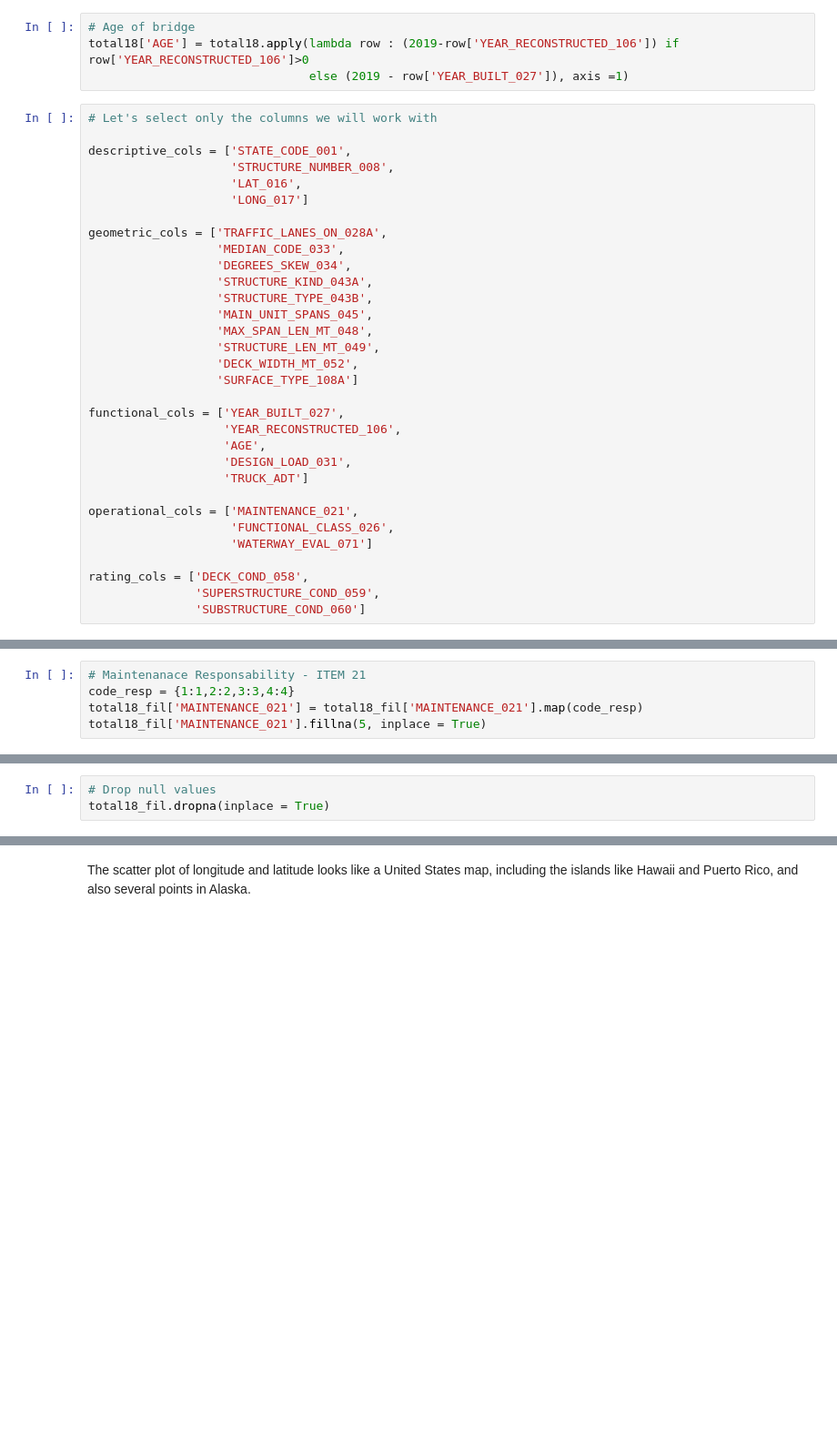
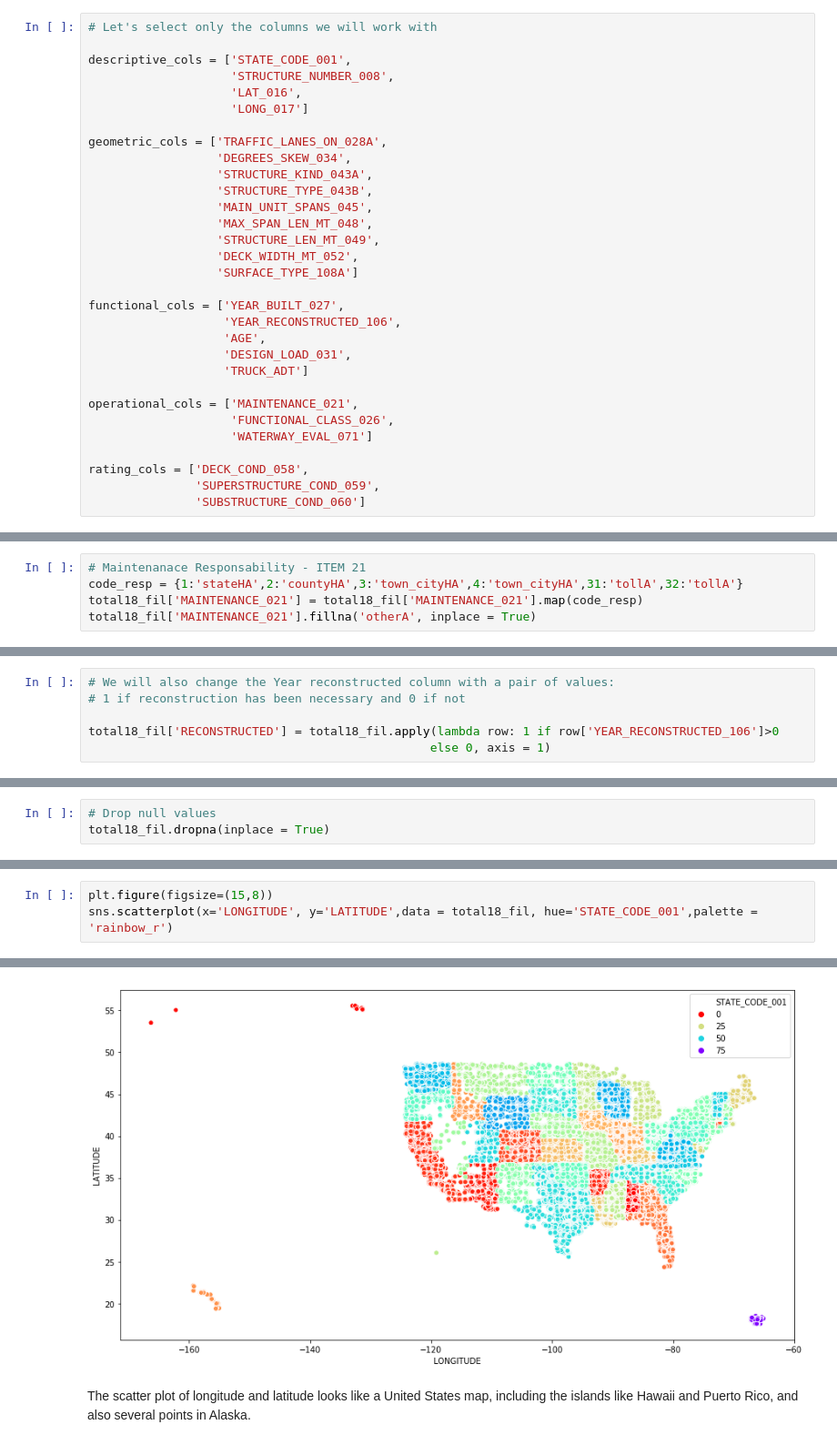
Before and after one commit to VegaLaguna/TFM-Bridge-deterioration, a Jupyter notebook: 01-Analysis_ALL18.ipynb, the cells around one changed output, grey strips where cells are left out. Shown: that part at 91% size. Saved outputs shown, nothing was run; the diff lists cells and outputs as text; blank space fills up the shorter version.

```diff
--- a/01-Analysis_ALL18.ipynb
+++ b/01-Analysis_ALL18.ipynb
@@ -142,7 +152,3 @@ Name: YEAR_RECONSTRUCTED_106, dtype: int64
-# %%
-# Age of bridge
-total18['AGE'] = total18.apply(lambda row : (2019-row['YEAR_RECONSTRUCTED_106']) if row['YEAR_RECONSTRUCTED_106']>0
-                               else (2019 - row['YEAR_BUILT_027']), axis =1)
 # %%
 # Let's select only the columns we will work with
 
@@ -152,7 +158,6 @@ descriptive_cols = ['STATE_CODE_001',
                     'LONG_017']
 
 geometric_cols = ['TRAFFIC_LANES_ON_028A',
-                  'MEDIAN_CODE_033',
                   'DEGREES_SKEW_034',
                   'STRUCTURE_KIND_043A',
                   'STRUCTURE_TYPE_043B',
@@ -327,9 +331,9 @@ code_truck = {0:'other',7:'other',8:'other',
 total18_fil['DESIGN_LOAD_031'] = total18_fil['DESIGN_LOAD_031'].map(code_truck)
 # %%
 # Maintenanace Responsability - ITEM 21
-code_resp = {1:1,2:2,3:3,4:4}
+code_resp = {1:'stateHA',2:'countyHA',3:'town_cityHA',4:'town_cityHA',31:'tollA',32:'tollA'}
 total18_fil['MAINTENANCE_021'] = total18_fil['MAINTENANCE_021'].map(code_resp)
-total18_fil['MAINTENANCE_021'].fillna(5, inplace = True)
+total18_fil['MAINTENANCE_021'].fillna('otherA', inplace = True)
 # %%
 # Functional Classification - ITEM 26
 code_class = {1:'rural',2:'rural',6:'rural',7:'rural',8:'rural',9:'rural',
@@ -342,6 +346,12 @@ code_water = {9:'low',8:'low',
               np.nan:'none'}
 
 total18_fil['WATERWAY_EVAL_071'] = total18_fil['WATERWAY_EVAL_071'].map(code_water)
+# %%
+# We will also change the Year reconstructed column with a pair of values:
+# 1 if reconstruction has been necessary and 0 if not
+
+total18_fil['RECONSTRUCTED'] = total18_fil.apply(lambda row: 1 if row['YEAR_RECONSTRUCTED_106']>0
+                                                else 0, axis = 1)
 # %%
 # Finally the dataset we have obtained is as follows
 total18_fil.shape
@@ -436,0 +404,4 @@ plt.show()
+# %%
+plt.figure(figsize=(15,8))
+sns.scatterplot(x='LONGITUDE', y='LATITUDE',data = total18_fil, hue='STATE_CODE_001',palette = 'rainbow_r')
+# %% [output]
@@ -437,3 +409,4 @@ plt.show()
+[figure, added]
 # %% [markdown]
 The scatter plot of longitude and latitude looks like a United States map, including the islands like Hawaii and Puerto Rico, and also several points in Alaska.
 # %%
```
Also changed, not shown: parts of 47 cells of this notebook, 4 other files.
